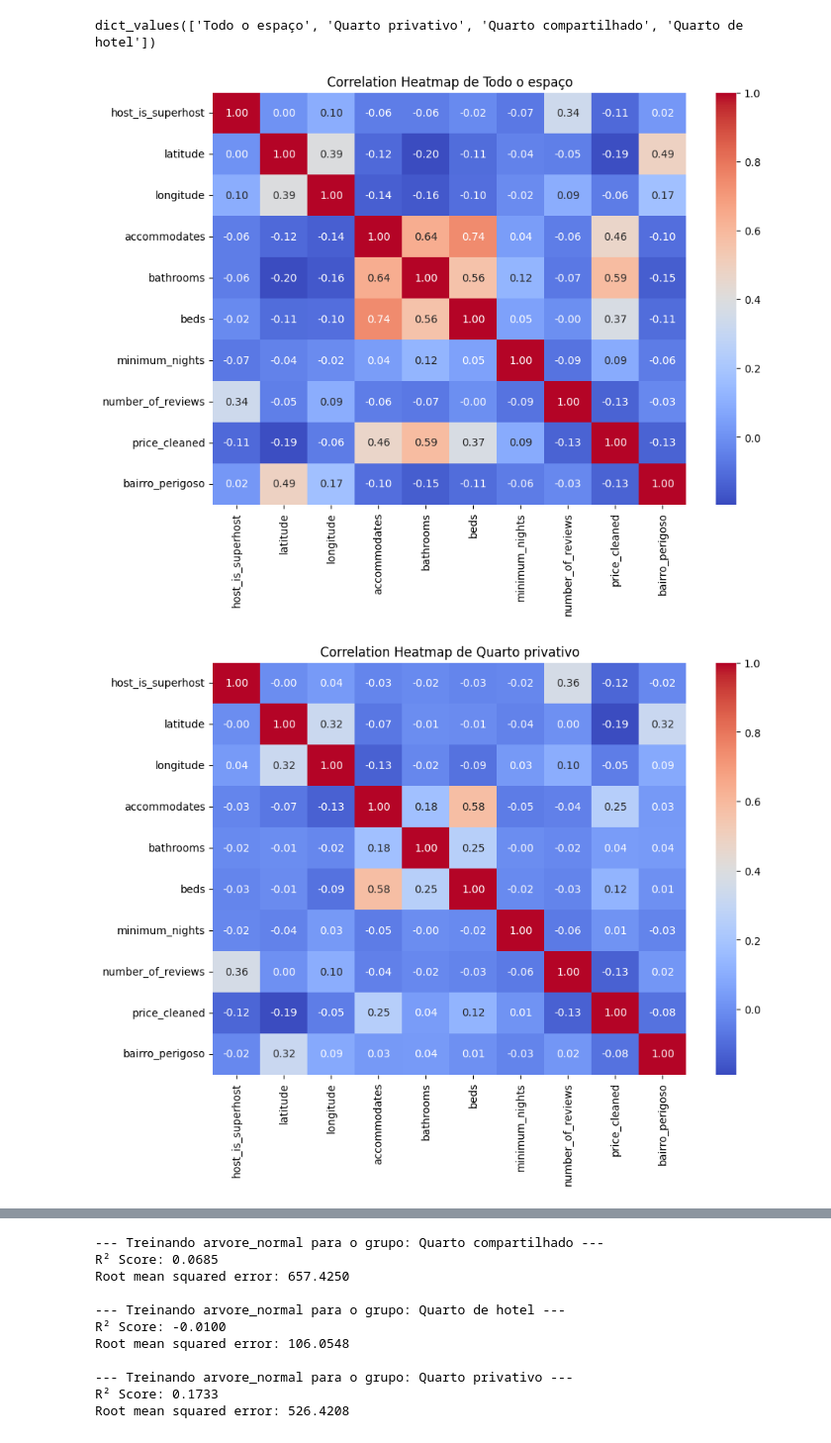
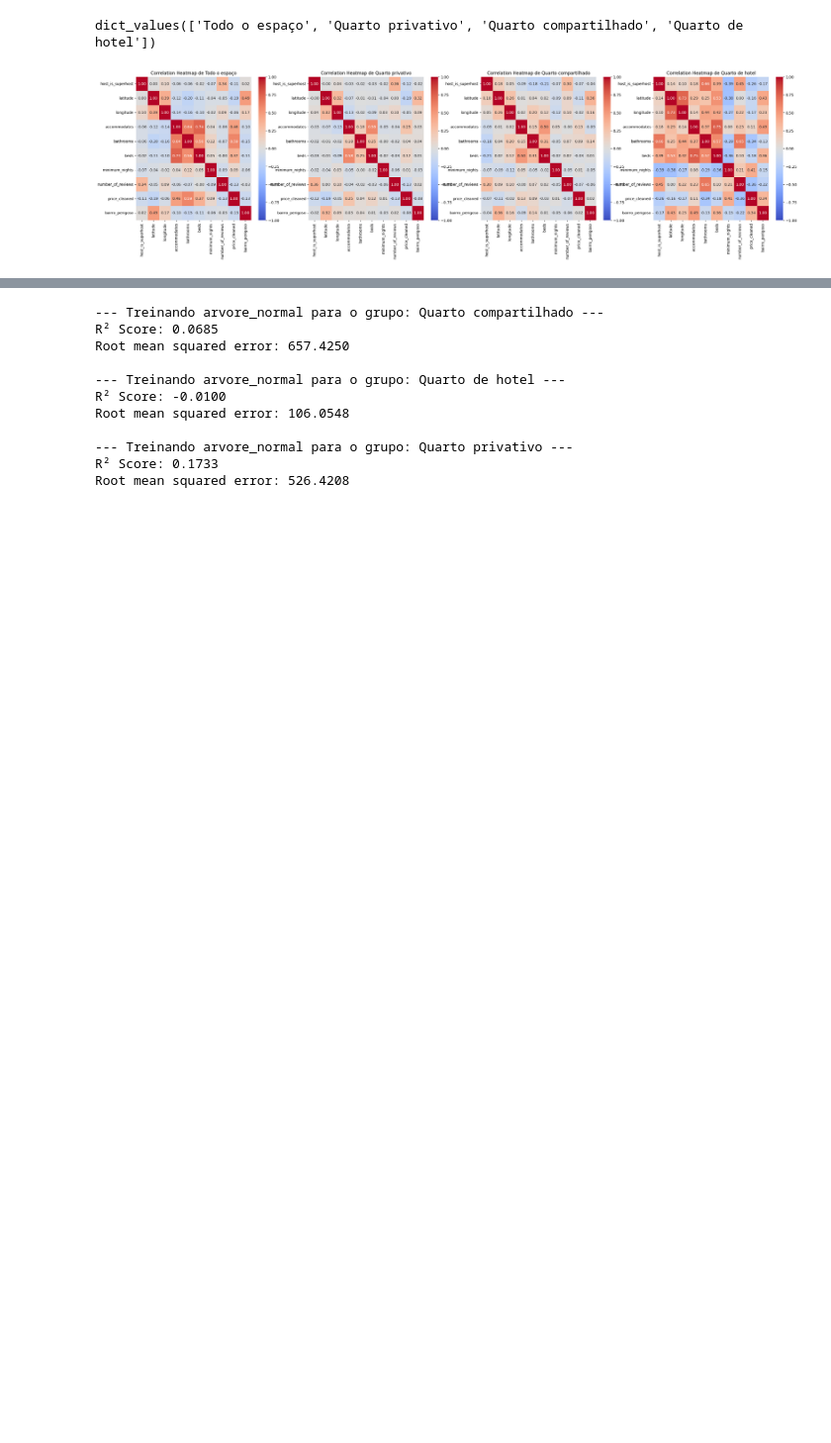
Before and after one commit to AlbertButzke/Air-BnB, a Jupyter notebook: notebooks/01_rio_de_janeiro_analysis.ipynb, the cells around one changed output, grey strips where cells are left out. Shown at 99% size. Saved outputs shown, nothing was run; the diff lists cells and outputs as text; code cells hidden in the pictures; blank space fills up the shorter version.

```diff
--- a/notebooks/01_rio_de_janeiro_analysis.ipynb
+++ b/notebooks/01_rio_de_janeiro_analysis.ipynb
@@ -396,6 +398,8 @@ df_treatment['host_is_superhost'] = df_treatment['host_is_superhost'].replace(re
 ## 4. Ponto de Controle (*Savepoint*): Base Processada para EDA
 # %%
 df_treatment.to_csv("../data/AirBnBLimpo.csv")
+# %%
+df_treatment = pd.read_csv("../data/AirBnBLimpo.csv")
 # %% [markdown]
 Com as etapas iniciais de triagem de variáveis, engenharia de recursos básica e padronização de tipos concluídas, estabelecemos um **ponto de controle (*savepoint*)** no pipeline de dados.
 
@@ -2055,6 +2043,6 @@ plt.show()
 # %%
 cat_cols = ['host_is_superhost']#, 'Todo o espaço', 'Quarto privativo', 'Quarto compartilhado']
-num_cols = ['latitude', 'longitude', 'accommodates', 'bathrooms', 'beds', 'number_of_reviews'] # 'bedrooms', 'len_description', 'len_name', 'review_scores_rating'
+num_cols = ['latitude', 'longitude', 'accommodates', 'bathrooms', 'beds']#, 'number_of_reviews'] # 'bedrooms', 'len_description', 'len_name', 'review_scores_rating'
 # %%
 for bairro, dfs_escolhido in dfs_por_bairro.items():
     print("Seguro" if bairro == 0 else "Perigoso")
@@ -2320,18 +2296,27 @@ room_trad.values()
 # %% [output]
 dict_values(['Todo o espaço', 'Quarto privativo', 'Quarto compartilhado', 'Quarto de hotel'])
 # %%
-for room in room_trad.values():
-    plt.figure(figsize=(10, 7))
+rooms = list(room_trad.values())
+n_rooms = len(rooms)
+
+fig, axes = plt.subplots(1, n_rooms, figsize=(8*n_rooms, 7))
+axes = axes.flatten()
+
+for i, room in enumerate(rooms):
+    ax=axes[i]
     corr = dfs_por_quartos[room][[
         'host_is_superhost', 'latitude', 'longitude', 'accommodates',
         'bathrooms', 'beds', 'minimum_nights', 'number_of_reviews',
         'price_cleaned', 'bairro_perigoso' #, 'len_description', 'len_name'
         # 'Todo o espaço', 'Quarto privativo', 'Quarto compartilhado', 'review_scores_rating', 'bedrooms',
         ]].dropna().corr()
 
-    sns.heatmap(corr, annot=True, cmap='coolwarm', fmt='.2f')
-    plt.title(f'Correlation Heatmap de {room}' )
-    plt.show()
+    sns.heatmap(corr, annot=True, cmap='coolwarm', fmt='.2f', vmin= -1, vmax = 1, ax=ax)
+    ax.set_title(f'Correlation Heatmap de {room}' )
+
+    # for j in range(i + 1, len(axes)):
+    #     fig.delaxes(axes[j])
+# plt.tight_layout()
+plt.show()
 # %% [output]
-[figure, old version]
+[figure, new version]
-[figure, removed]
```
Also changed, not shown: parts of 38 cells of this notebook, 2 other files.
